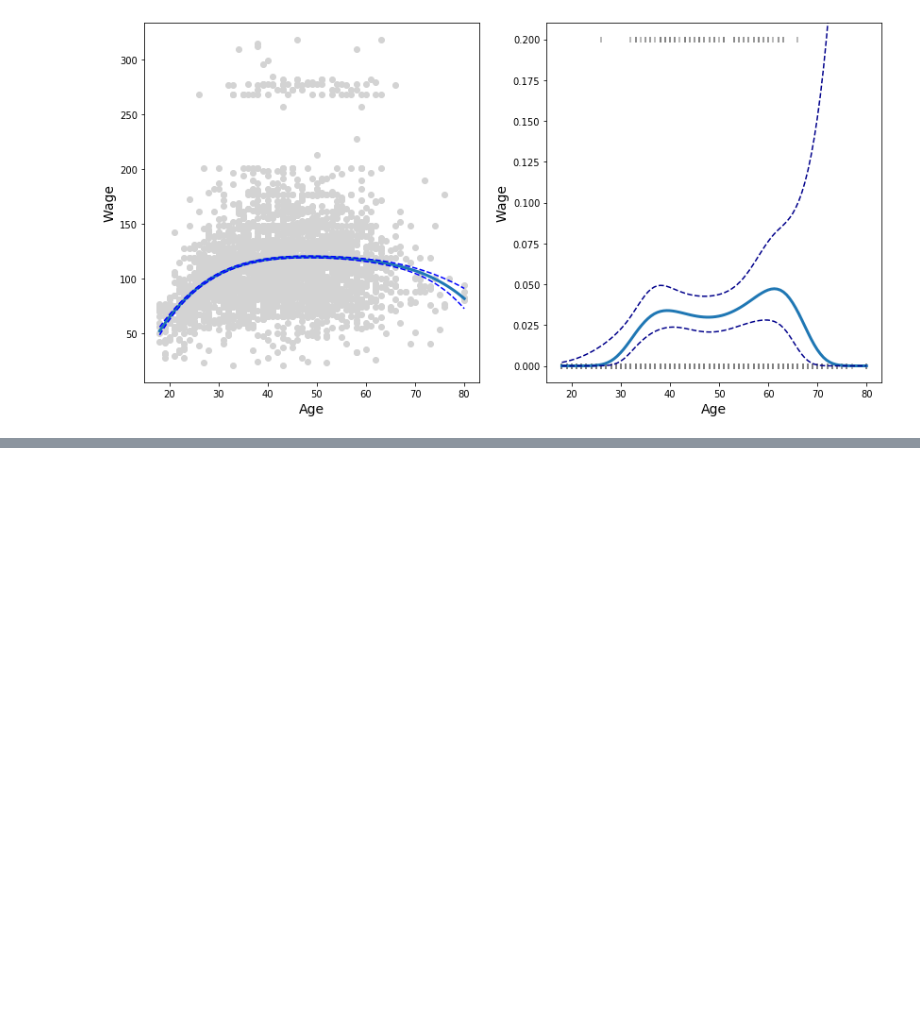
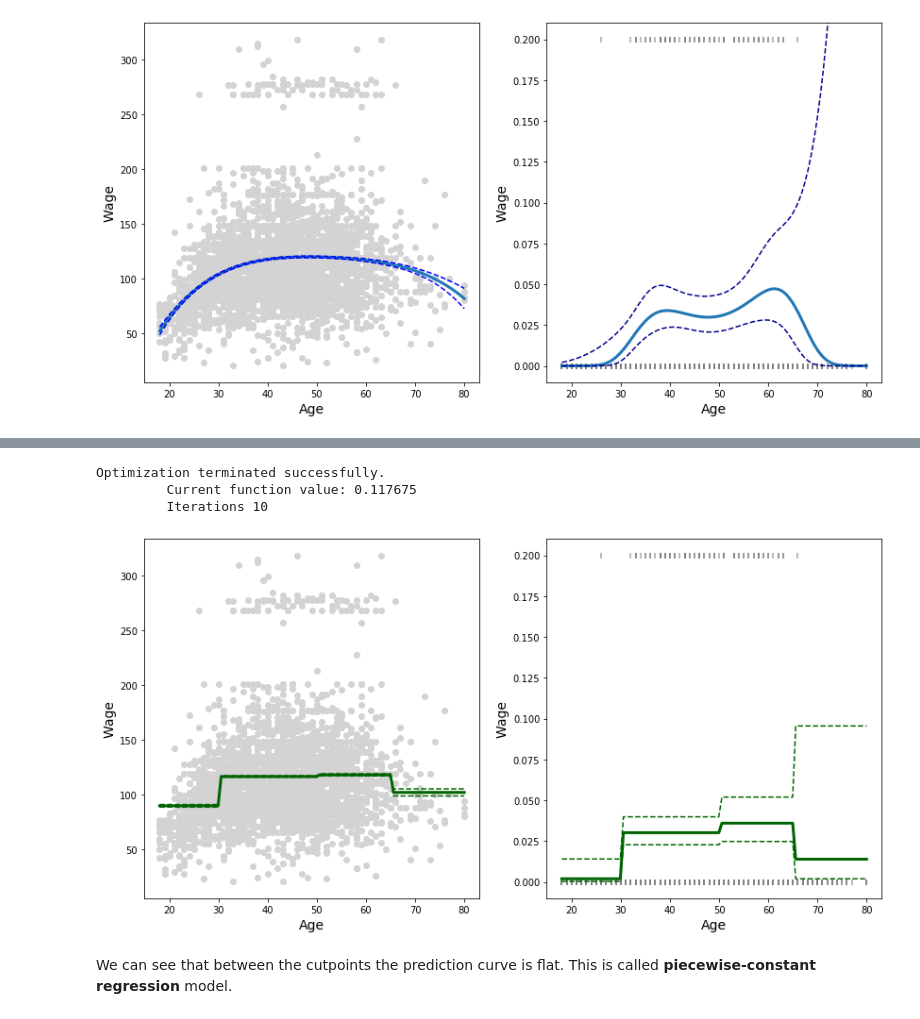
Before and after one commit to atystats/ISLR_Notes_codes, a Jupyter notebook: Chapter 7.ipynb, the cells around one changed output, grey strips where cells are left out. Cells and saved outputs as stored; diff of their text form; code cells hidden in the pictures; blank space fills up the shorter version.

```diff
--- a/Chapter 7.ipynb
+++ b/Chapter 7.ipynb
@@ -98,0 +125,67 @@ plt.show()
+# %%
+# Creating new variable with cut points at 30,50 and 65.
+Wage["Age_30_50"] = 0
+Wage.loc[(Wage.age > 30) & (Wage.age < 50), "Age_30_50"] = 1
+Wage["Age_50_65"] = 0
+Wage.loc[(Wage.age >= 50) & (Wage.age < 65), "Age_50_65"] = 1
+Wage["Age_ge_65"] = 0
+Wage.loc[Wage.age >= 65, "Age_ge_65"] = 1
+X = np.array(Wage[["Age_30_50","Age_50_65","Age_ge_65"]])
+X = sm.add_constant(X)
+y = np.array(Wage["wage"])
+
+model = sm.OLS(y,X).fit() # Fitting a linear model with step functions
+
+y = np.array(Wage["Wage_250"])
+logit_model = sm.Logit(y,X).fit() # Fitting a logistic regression model with step functions
+# %% [output]
+Optimization terminated successfully.
+         Current function value: 0.117675
+         Iterations 10
+# %%
+age = np.linspace(min(Wage.age), max(Wage.age), 100)
+test_data = pd.DataFrame({"age":age})
+
+test_data["Age_30_50"] = 0
+test_data.loc[(test_data.age > 30) & (test_data.age < 50), "Age_30_50"] = 1
+test_data["Age_50_65"] = 0
+test_data.loc[(test_data.age >= 50) & (test_data.age < 65), "Age_50_65"] = 1
+test_data["Age_ge_65"] = 0
+test_data.loc[test_data.age >= 65, "Age_ge_65"] = 1
+test_X = np.array(test_data[["Age_30_50","Age_50_65","Age_ge_65"]])
+
+test_X = sm.add_constant(test_X)
+
+prediction = model.get_prediction(test_X) # Getting the prediction interval for the linear model
+CI = prediction.summary_frame(alpha = 0.5)
+
+fig = plt.figure(figsize = (14,7))
+ax1 = fig.add_subplot(121)
+ax1.scatter(Wage.age, Wage.wage, color = "lightgrey")
+ax1.plot(age, model.predict(test_X), linewidth = 3.0, color = "darkgreen")
+ax1.plot(age, CI.mean_ci_lower, linestyle = "--", color = "darkgreen")
+ax1.plot(age, CI.mean_ci_upper, linestyle = "--", color = "darkgreen")
+ax1.set_xlabel("Age", fontsize = 14)
+ax1.set_ylabel("Wage", fontsize = 14)
+
+# Prediction interval for the logistic regression model.
+l0 = np.dot(test_X,logit_model.params)
+std_error = np.array([np.sqrt(np.dot(np.dot(g,logit_model.cov_params()),g)) for g in test_X])
+upper = l0 + 2 * std_error
+lower = l0 - 2 * std_error
+upper = np.exp(upper)/(1 + np.exp(upper))
+lower = np.exp(lower)/(1 + np.exp(lower))
+
+ax2 = fig.add_subplot(122)
+ax2.scatter(Wage.age, Wage.Wage_250/5, color = "grey", marker = "|", alpha = 0.7)
+ax2.plot(age, logit_model.predict(test_X), linewidth = 3.0, color = "darkgreen")
+ax2.plot(age, lower, linestyle = "--", color = "darkgreen")
+ax2.plot(age, upper, linestyle = "--", color = "darkgreen")
+ax2.set_ylim(-0.01,0.21)
+ax2.set_xlabel("Age", fontsize = 14)
+ax2.set_ylabel("Wage", fontsize = 14)
+plt.show()
+# %% [output]
+[figure, added]
+# %% [markdown]
+We can see that between the cutpoints the prediction curve is flat. This is called __piecewise-constant regression__ model.
```
Also changed, not shown: parts of 2 cells of this notebook.
